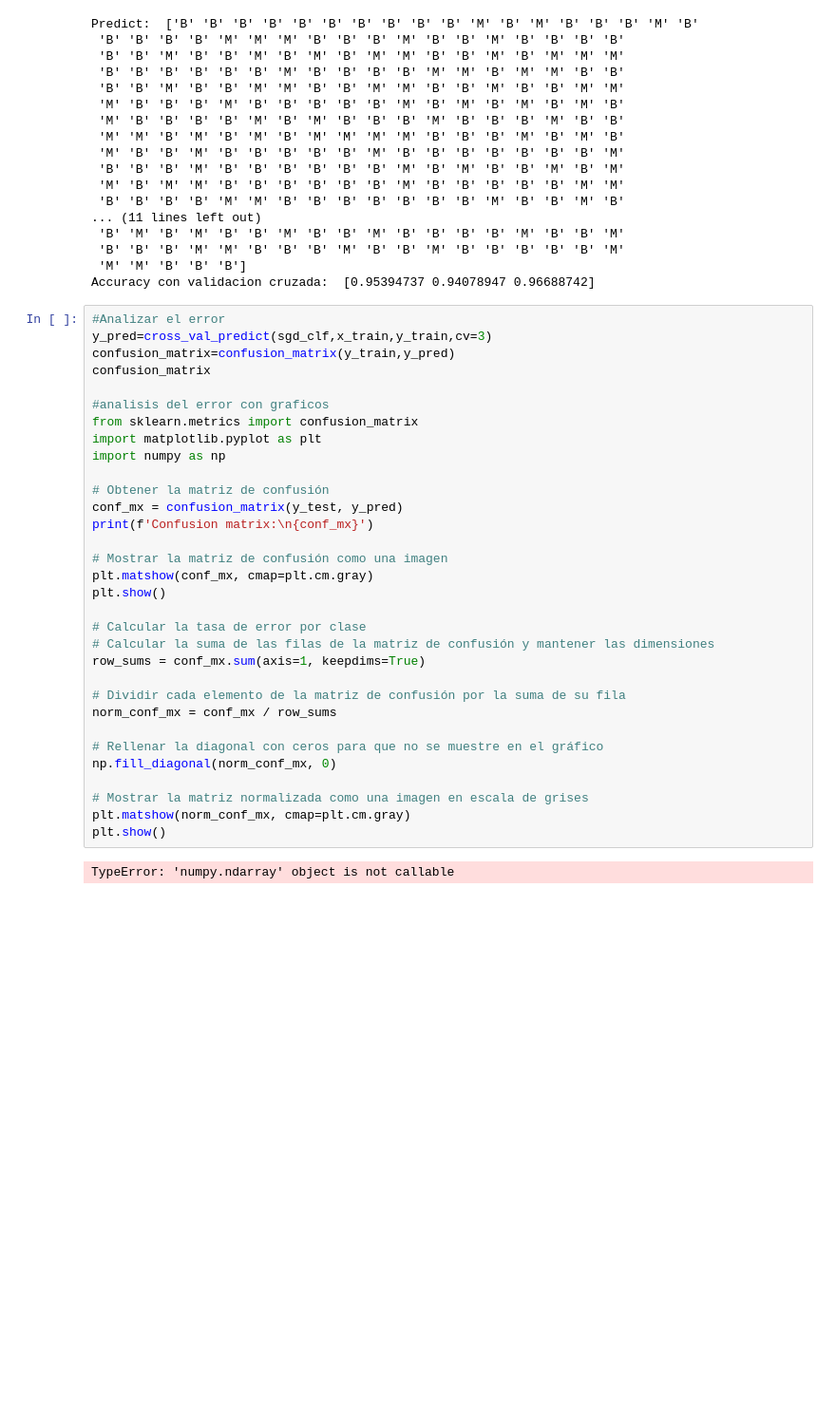
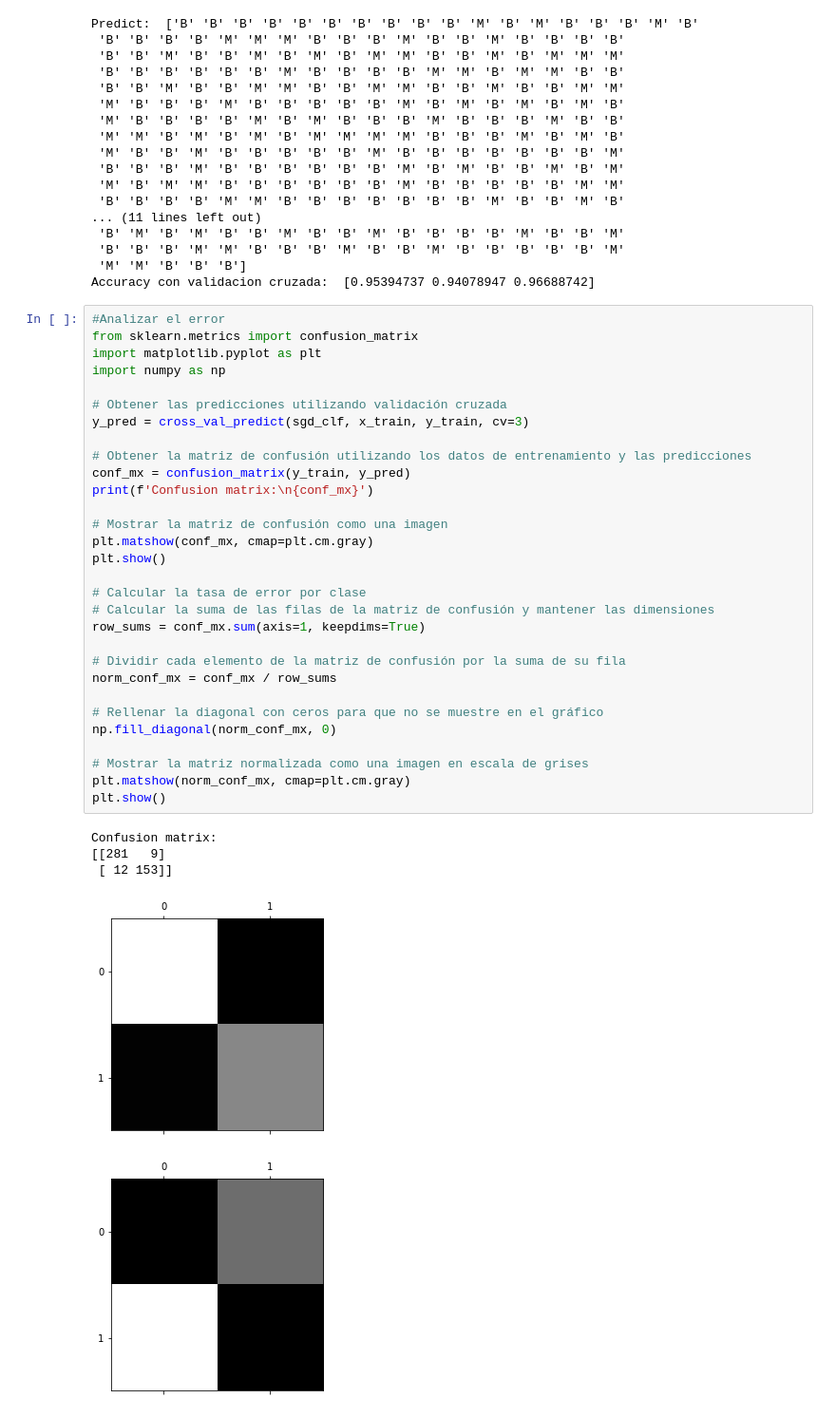
Before and after one commit to juanrojas09/Sistemas-Inteligentes-Practicos, a Jupyter notebook: RepasoParcial.ipynb, the cells around one changed output. Shown: that part at 95% size. Drawn from its saved outputs; the diff is of its cells as text; blank space fills up the shorter version.

```diff
--- a/RepasoParcial.ipynb
+++ b/RepasoParcial.ipynb
@@ -277,35 +277,37 @@ Predict:  ['B' 'B' 'B' 'B' 'B' 'B' 'B' 'B' 'B' 'B' 'M' 'B' 'M' 'B' 'B' 'B' 'M' '
 Accuracy con validacion cruzada:  [0.95394737 0.94078947 0.96688742]
 # %%
 #Analizar el error
-y_pred=cross_val_predict(sgd_clf,x_train,y_train,cv=3)
-confusion_matrix=confusion_matrix(y_train,y_pred)
-confusion_matrix
-
-#analisis del error con graficos
 from sklearn.metrics import confusion_matrix
 import matplotlib.pyplot as plt
 import numpy as np
 
-# Obtener la matriz de confusión
-conf_mx = confusion_matrix(y_test, y_pred)
+# Obtener las predicciones utilizando validación cruzada
+y_pred = cross_val_predict(sgd_clf, x_train, y_train, cv=3)
+
+# Obtener la matriz de confusión utilizando los datos de entrenamiento y las predicciones
+conf_mx = confusion_matrix(y_train, y_pred)
 print(f'Confusion matrix:\n{conf_mx}')
 
 # Mostrar la matriz de confusión como una imagen
 plt.matshow(conf_mx, cmap=plt.cm.gray)
 plt.show()
 
 # Calcular la tasa de error por clase
 # Calcular la suma de las filas de la matriz de confusión y mantener las dimensiones
 row_sums = conf_mx.sum(axis=1, keepdims=True)
 
 # Dividir cada elemento de la matriz de confusión por la suma de su fila
 norm_conf_mx = conf_mx / row_sums
 
 # Rellenar la diagonal con ceros para que no se muestre en el gráfico
 np.fill_diagonal(norm_conf_mx, 0)
 
 # Mostrar la matriz normalizada como una imagen en escala de grises
 plt.matshow(norm_conf_mx, cmap=plt.cm.gray)
 plt.show()
 # %% [output]
-TypeError: 'numpy.ndarray' object is not callable
+Confusion matrix:
+[[281   9]
+ [ 12 153]]
+[figure, added]
+[figure, added]
```
Also changed, not shown: 2 other files.
